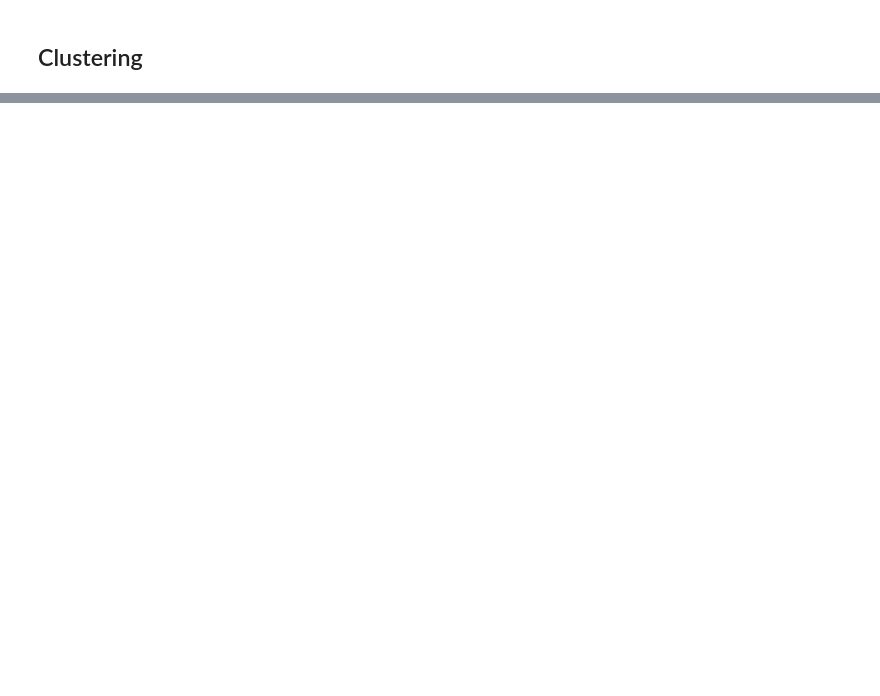
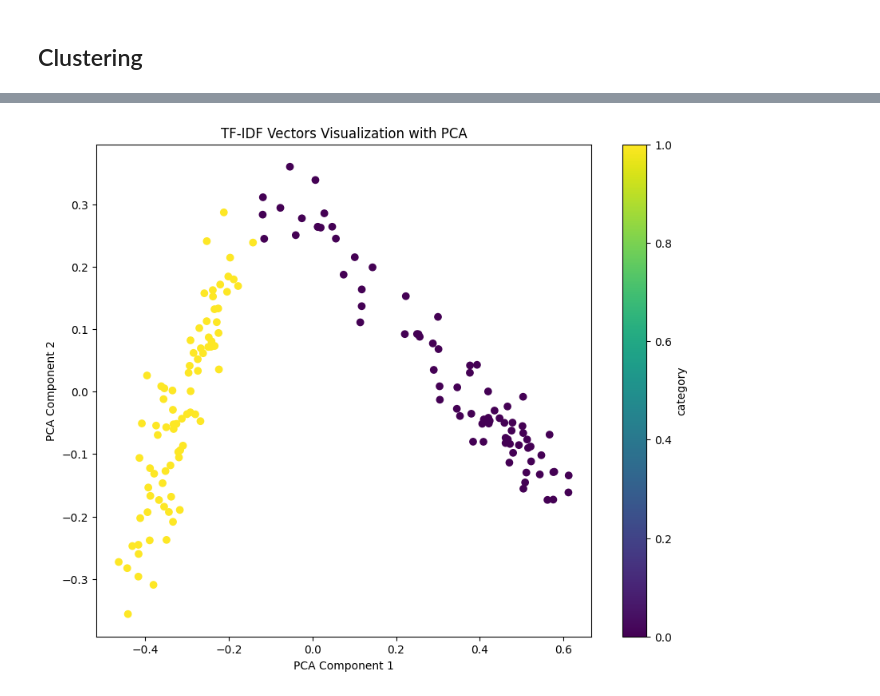
Before and after one commit to evanpkchapple/stanza_and_spacy_comparison, a Jupyter notebook: compare.ipynb, the cells around one changed output, grey strips where cells are left out. Cells and saved outputs as stored; diff of their text form; code cells hidden in the pictures; blank space fills up the shorter version.

Commit message:
K-means clustering added

```diff
--- a/compare.ipynb
+++ b/compare.ipynb
@@ -487,2 +527,7 @@ linearized_drag_queen_rdf = [re.sub('>', '', dg) for dg in linearized_drag_queen
 # %%
-# Train KMeans clustering (n_clusters=2). Cluster based on text (?) and, separately, on facts
+#shuffling data
+
+
+df = shuffle(df)
+df = df.reset_index(drop=True)
+df
@@ -490,0 +564,6 @@ linearized_drag_queen_rdf = [re.sub('>', '', dg) for dg in linearized_drag_queen
+# %%
+#Vectorizing Inputs [TF-IDF]
+
+X = df['clean_text']
+Y = df['numerical_category']
+X
@@ -490,0 +583,34 @@ linearized_drag_queen_rdf = [re.sub('>', '', dg) for dg in linearized_drag_queen
+# %%
+# Split the data into training and testing sets
+from sklearn.model_selection import train_test_split
+
+X_train, X_test, y_train, y_test = train_test_split(X, Y, test_size=0.2, random_state=42)
+# %%
+# Using TFIDF vectorizer to convert convert words to Vector Space
+tfidf_vectorizer = TfidfVectorizer(max_features=500,
+                                       use_idf=True,
+                                       stop_words='english')
+                                       #tokenizer=nltk.word_tokenize)
+#                                       ngram_range=(1, 2))
+
+# Fit the vectorizer to text data
+X_train_vectors= tfidf_vectorizer.fit_transform(X_train)
+X_test_vectors= tfidf_vectorizer.fit_transform(X_test)
+X_vectors = tfidf_vectorizer.fit_transform(X)
+# %%
+from sklearn.decomposition import PCA
+
+# Reduce dimensionality of TF-IDF vectors using PCA
+pca = PCA(n_components=2)  # You can also use n_components=3 for 3D visualization
+X_pca = pca.fit_transform(X_train_vectors.toarray())
+
+# Plot PCA components
+plt.figure(figsize=(10, 8))
+plt.scatter(X_pca[:, 0], X_pca[:, 1], c=y_train, cmap='viridis')
+plt.xlabel('PCA Component 1')
+plt.ylabel('PCA Component 2')
+plt.title('TF-IDF Vectors Visualization with PCA')
+plt.colorbar(label='category')
+plt.show()
+# %% [output]
+[figure, added]
```
Also changed, not shown: parts of 35 cells of this notebook, 20 other files.
